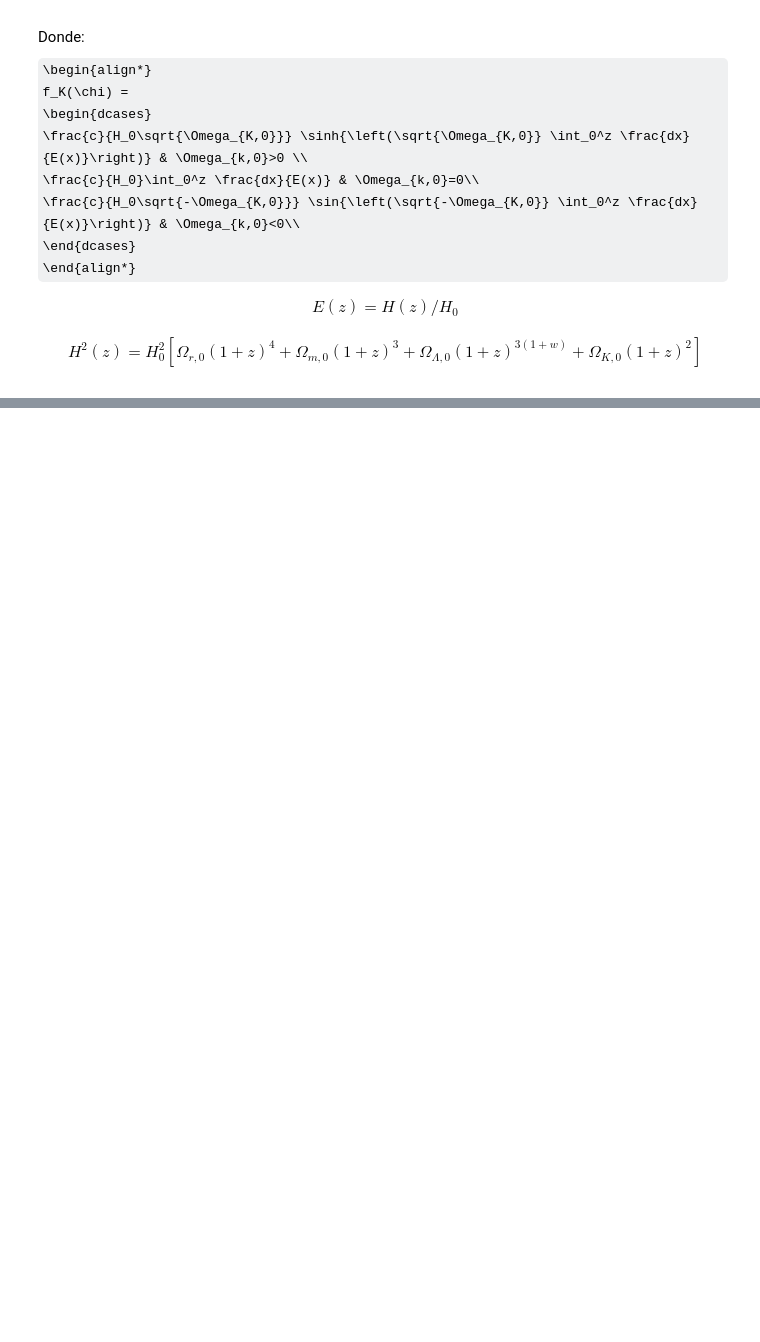
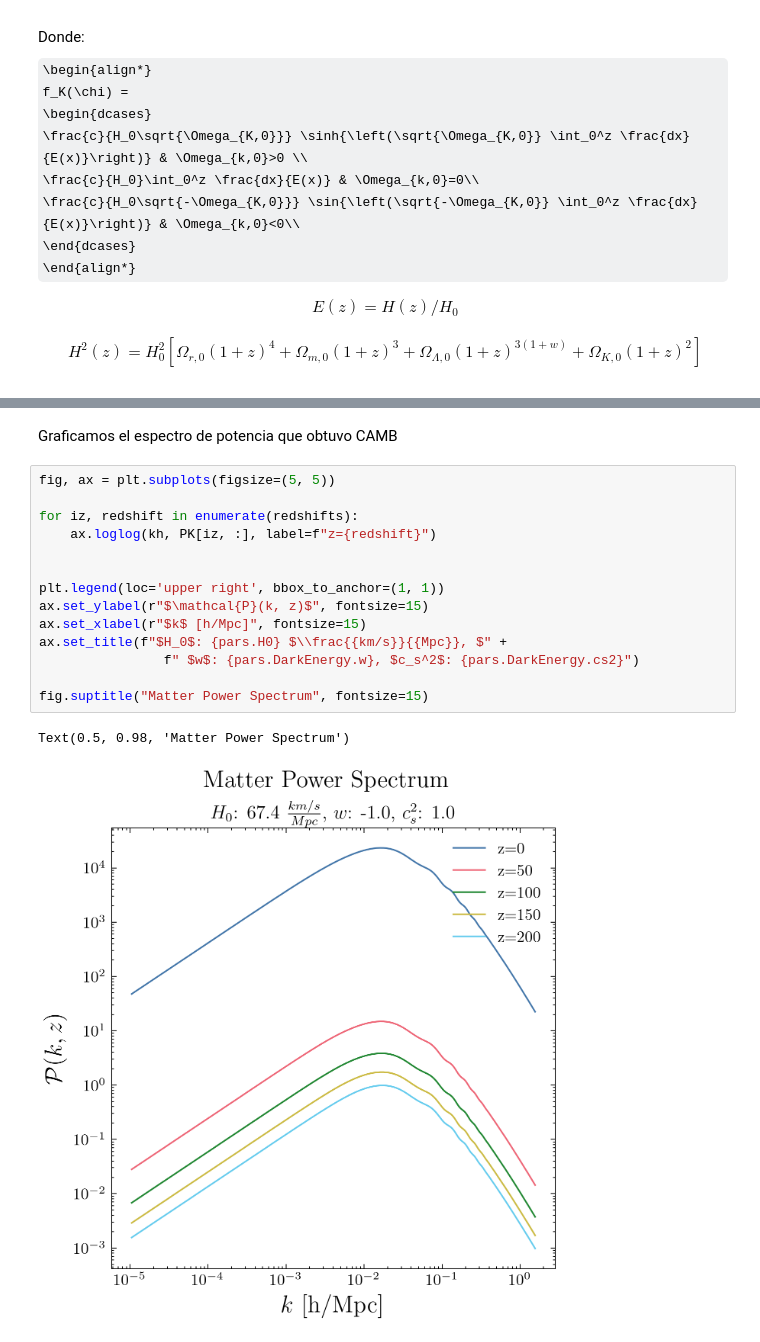
Before and after one commit to vPedreros/Intro-Git-and-CAMB, a Jupyter notebook: Intro to CAMB.ipynb, the cells around one changed output, grey strips where cells are left out. Cells and saved outputs as stored; diff of their text form; some formulas as TeX source; blank space fills up the shorter version.

```diff
--- a/Intro to CAMB.ipynb
+++ b/Intro to CAMB.ipynb
@@ -204,0 +281,19 @@ Donde:
+# %% [markdown]
+Graficamos el espectro de potencia que obtuvo CAMB
+# %%
+fig, ax = plt.subplots(figsize=(5, 5))
+
+for iz, redshift in enumerate(redshifts):
+    ax.loglog(kh, PK[iz, :], label=f"z={redshift}")
+
+
+plt.legend(loc='upper right', bbox_to_anchor=(1, 1))
+ax.set_ylabel(r"$\mathcal{P}(k, z)$", fontsize=15)
+ax.set_xlabel(r"$k$ [h/Mpc]", fontsize=15)
+ax.set_title(f"$H_0$: {pars.H0} $\\frac{{km/s}}{{Mpc}}, $" +
+                f" $w$: {pars.DarkEnergy.w}, $c_s^2$: {pars.DarkEnergy.cs2}")
+
+fig.suptitle("Matter Power Spectrum", fontsize=15)
+# %% [output]
+Text(0.5, 0.98, 'Matter Power Spectrum')
+[figure, added]
```
Also changed, not shown: parts of 22 cells of this notebook.
